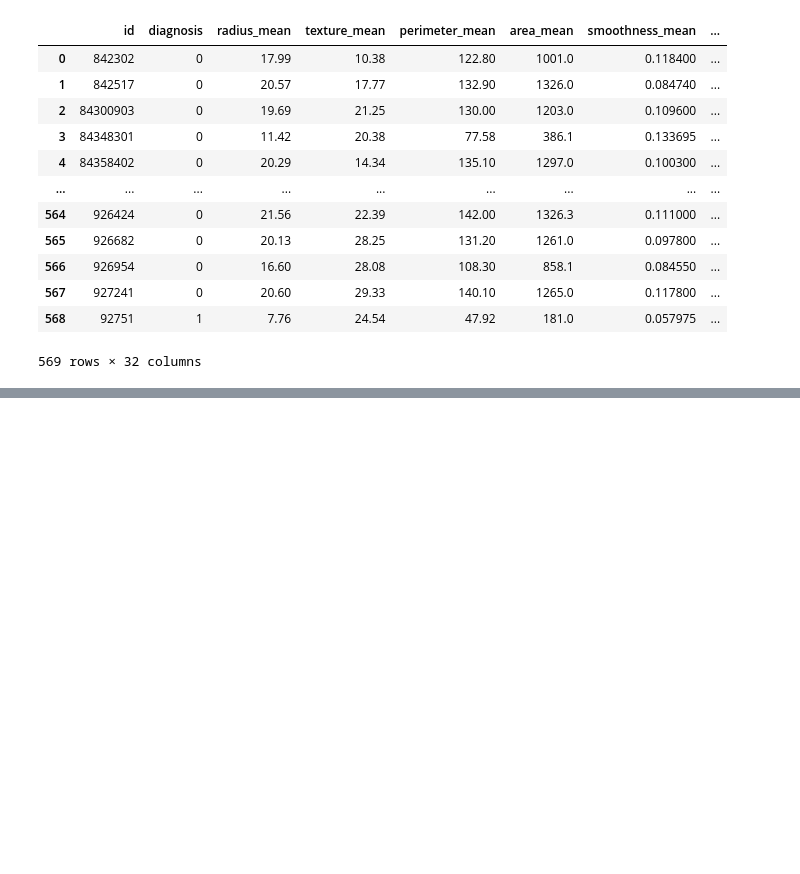
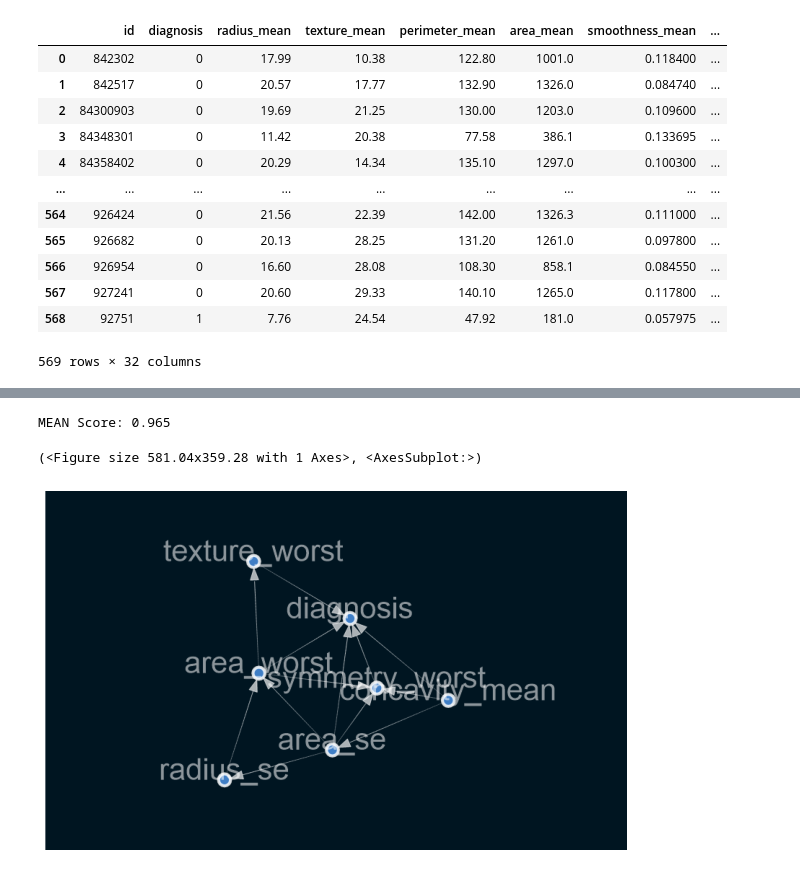
Before and after one commit to nahomfix/causal-inference, a Jupyter notebook: notebooks/causal_inference.ipynb, the cells around one changed output, grey strips where cells are left out. Drawn from its saved outputs; the diff is of its cells as text; code cells hidden in the pictures; blank space fills up the shorter version.

Commit message:
wip: add selected features cml

```diff
--- a/notebooks/causal_inference.ipynb
+++ b/notebooks/causal_inference.ipynb
@@ -182,0 +216,16 @@ KeyboardInterrupt:
+# %%
+selected_features = ['area_se', 'area_worst', 'concavity_mean', 'radius_se', 'symmetry_worst', 'texture_worst']
+# %%
+X_train_selected = X_train.loc[:, selected_features]
+y_train_selected = y.iloc[X_train_selected.index.tolist()]
+# %%
+scores = cross_val_score(clf, X_train_selected, y_train_selected, cv=KFold(shuffle=True, random_state=42))
+print(f'MEAN Score: {np.mean(scores).mean():.3f}')
+
+clf.fit(X_train_selected, y_train_selected)
+
+clf.plot_dag(True)
+# %% [output]
+MEAN Score: 0.965
+(<Figure size 581.04x359.28 with 1 Axes>, <AxesSubplot:>)
+[figure, added]
```
Also changed, not shown: parts of 29 cells of this notebook, 31 other files.
